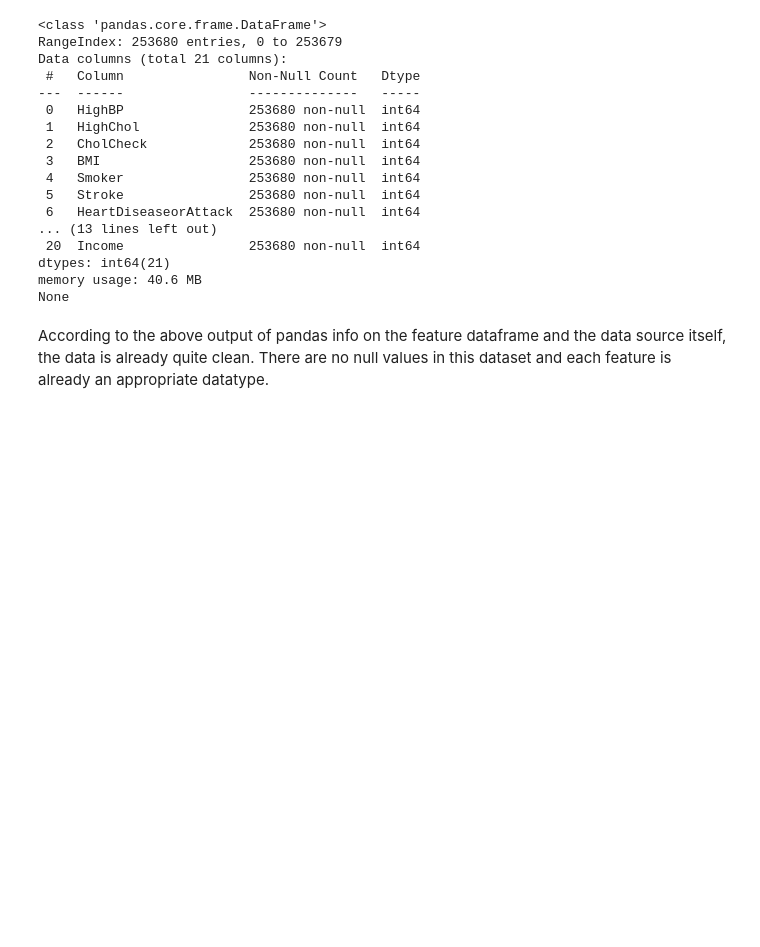
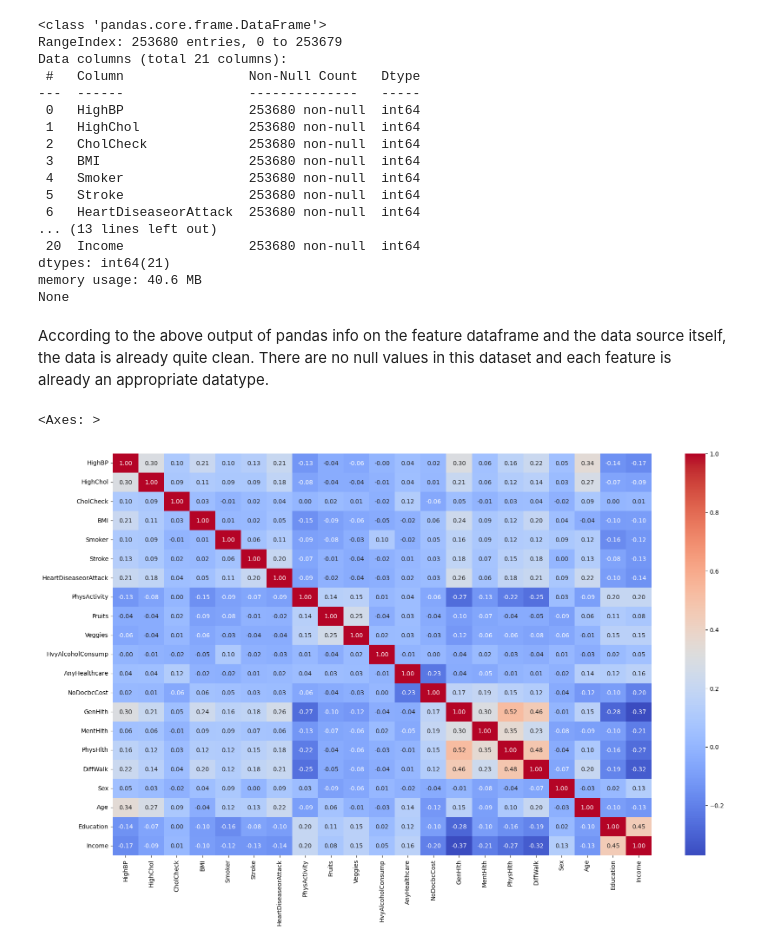
Before and after one commit to tannerdrake-dev/CSCA_5622_Final_Project, a Jupyter notebook: notebook.ipynb, the cells around one changed output. Drawn from its saved outputs; the diff is of its cells as text; code cells hidden in the pictures; blank space fills up the shorter version.

Commit message:
add seaborn and corr heatmap

```diff
--- a/notebook.ipynb
+++ b/notebook.ipynb
@@ -90,3 +92,9 @@ memory usage: 40.6 MB
 None
 # %% [markdown]
 According to the above output of pandas info on the feature dataframe and the data source itself, the data is already quite clean. There are no null values in this dataset and each feature is already an appropriate datatype.
+# %%
+fig, ax = plt.subplots(figsize=(20, 12))
+sns.heatmap(X.corr(), annot=True, fmt=".2f", cmap='coolwarm', ax=ax)
+# %% [output]
+<Axes: >
+[figure, added]
```
Also changed, not shown: parts of 2 cells of this notebook.
